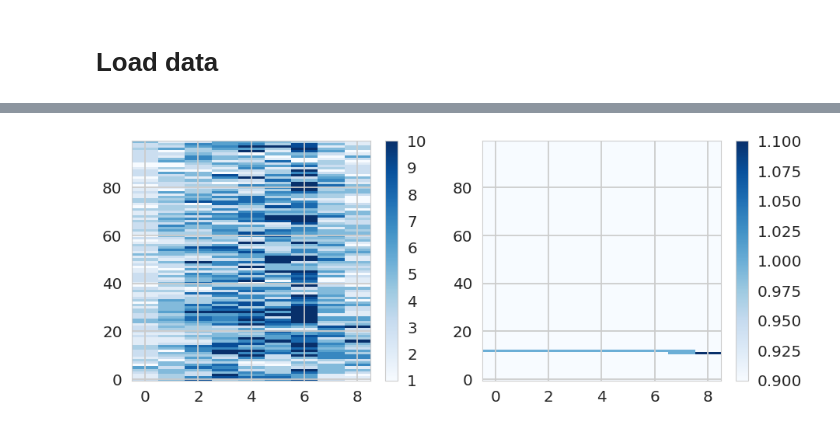
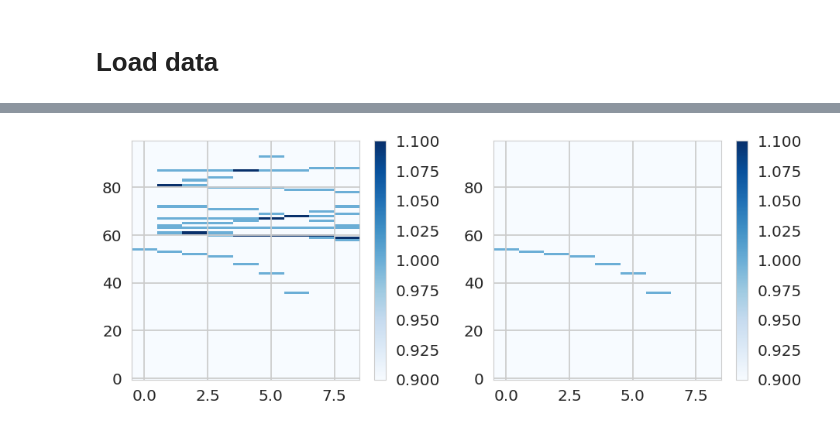
Before and after one commit to jmduarte/trackml-seattle, a Jupyter notebook: LSTM_Model.ipynb, the cells around one changed output, grey strips where cells are left out. Drawn from its saved outputs; the diff is of its cells as text; code cells hidden in the pictures.

```diff
--- a/LSTM_Model.ipynb
+++ b/LSTM_Model.ipynb
@@ -43,13 +43,2 @@ from dataset import load_hit_generator, load_hit_truth_generator, load_hit_parti
 # %%
 data_path = "./training/"
-# %%
-event_truth_generator = load_hit_truth_generator(data_path)
-event_id, event, truth = next(event_truth_generator)
-
-
-event['r'] = np.hypot(event['x'],event['y'])
-event['phi'] = np.arctan2(event['y'], event['x'])
-
-first_layer = event.loc[(event['r']<40)]
-remaining_layers = event.loc[(event['r']>=40)]
-truth_first_layer = truth.loc[(event['r']<40)]
@@ -56 +87,21 @@ truth_first_layer = truth.loc[(event['r']<40)]
+# %%
+# Load some data
+
+#event_truth_generator = load_hit_truth_generator(data_path)
+#event_id, event, truth = next(event_truth_generator)
+
+# Merge event and truth info
+events, truths = load_hits_truth(data_path)
+events_truths = pd.merge(truths, events, on=['event_id','hit_id'], how='left', validate='one_to_one')
+
+final_events_truths_list = []
+
+# Restrict data to first 10 particles (low occupancy)
+for ev_id in np.unique(events['event_id']):
+    event_truth = events_truths[events_truths['event_id']==ev_id]
+    particle_list = np.unique(event_truth['particle_id'][event_truth.particle_id!=0])[:10]
+    final_event_truth = event_truth[(event_truth.particle_id.isin(particle_list))]
+    final_events_truths_list.append(final_event_truth)
+
+events_truths = pd.concat(final_events_truths_list)
 # %%
@@ -93,19 +186,14 @@ def discretize(evt):
 # %%
-image = discretize(event)
+# Plot an example training and target sample
 plt.figure(figsize=(12,5))
 plt.subplot(1,2,1)
-im = plt.imshow(np.sum(image[:,:,:,0],axis=-1).T, interpolation='none',
-               aspect='auto', origin='lower', vmin=1, vmax=10,cmap='Blues')
+im = plt.imshow(np.sum(train_input[10],axis=-1).T, interpolation='none',
+               aspect='auto', origin='lower', vmin=1, vmax=1, cmap='Blues')
 plt.colorbar(im)
-
 plt.subplot(1,2,2)
-truth_event_particle = pd.merge(event[truth.particle_id==4504011944230912],
-                                truth[truth.particle_id==4504011944230912],
-                                on='hit_id', how='left', validate='one_to_one')
-truth_image = discretize(truth_event_particle)
-t_im = plt.imshow(np.sum(truth_image[:,:,:,0],axis=-1).T, interpolation='none',
+t_im = plt.imshow(np.sum(train_target[10],axis=-1).T, interpolation='none',
                aspect='auto', origin='lower', vmin=1, vmax=1, cmap='Blues')
 plt.colorbar(t_im)
 plt.tight_layout()
 # %% [output]
-[figure, old version]
+[figure, new version]
```
Also changed, not shown: parts of 14 cells of this notebook, 1 other file.
